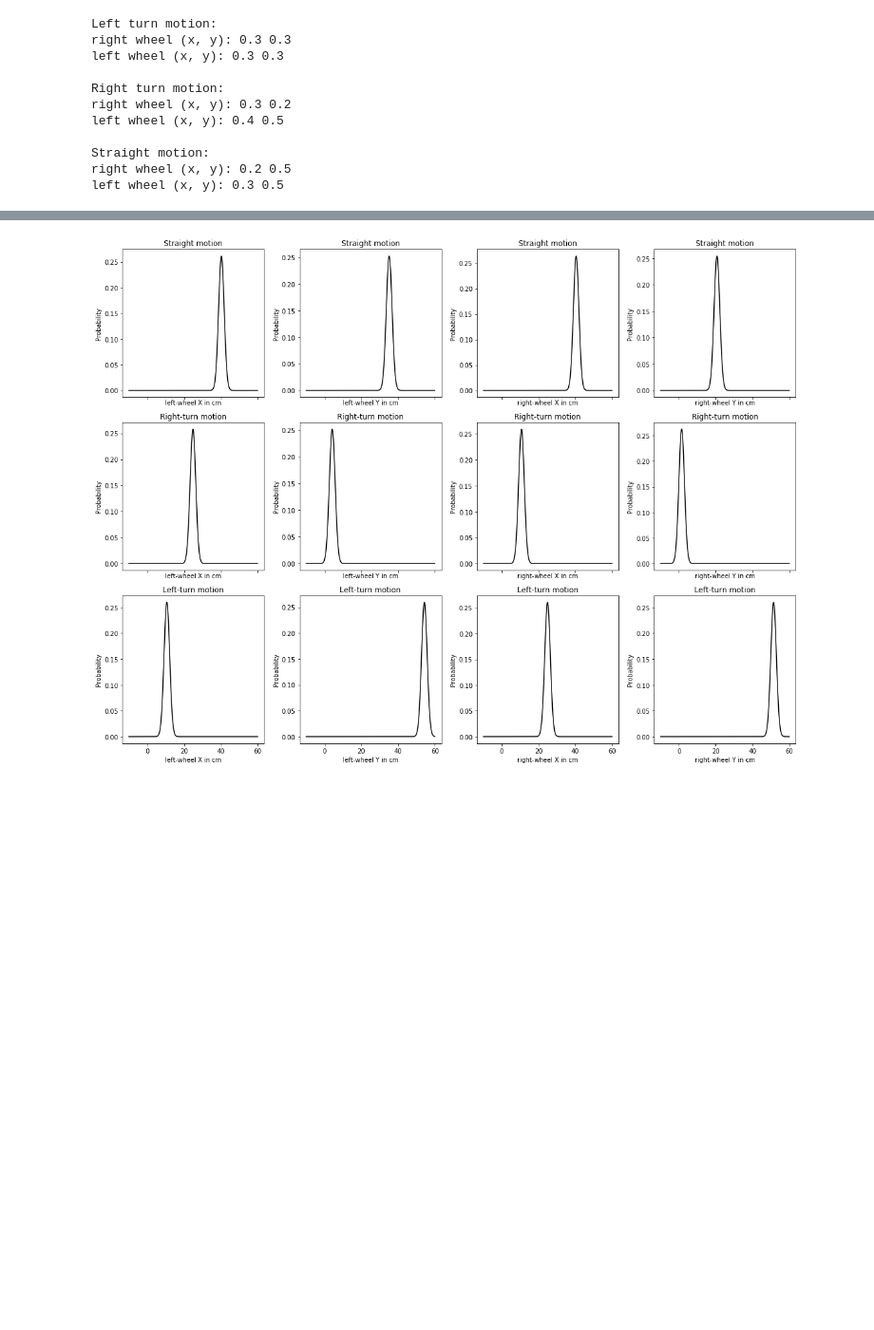
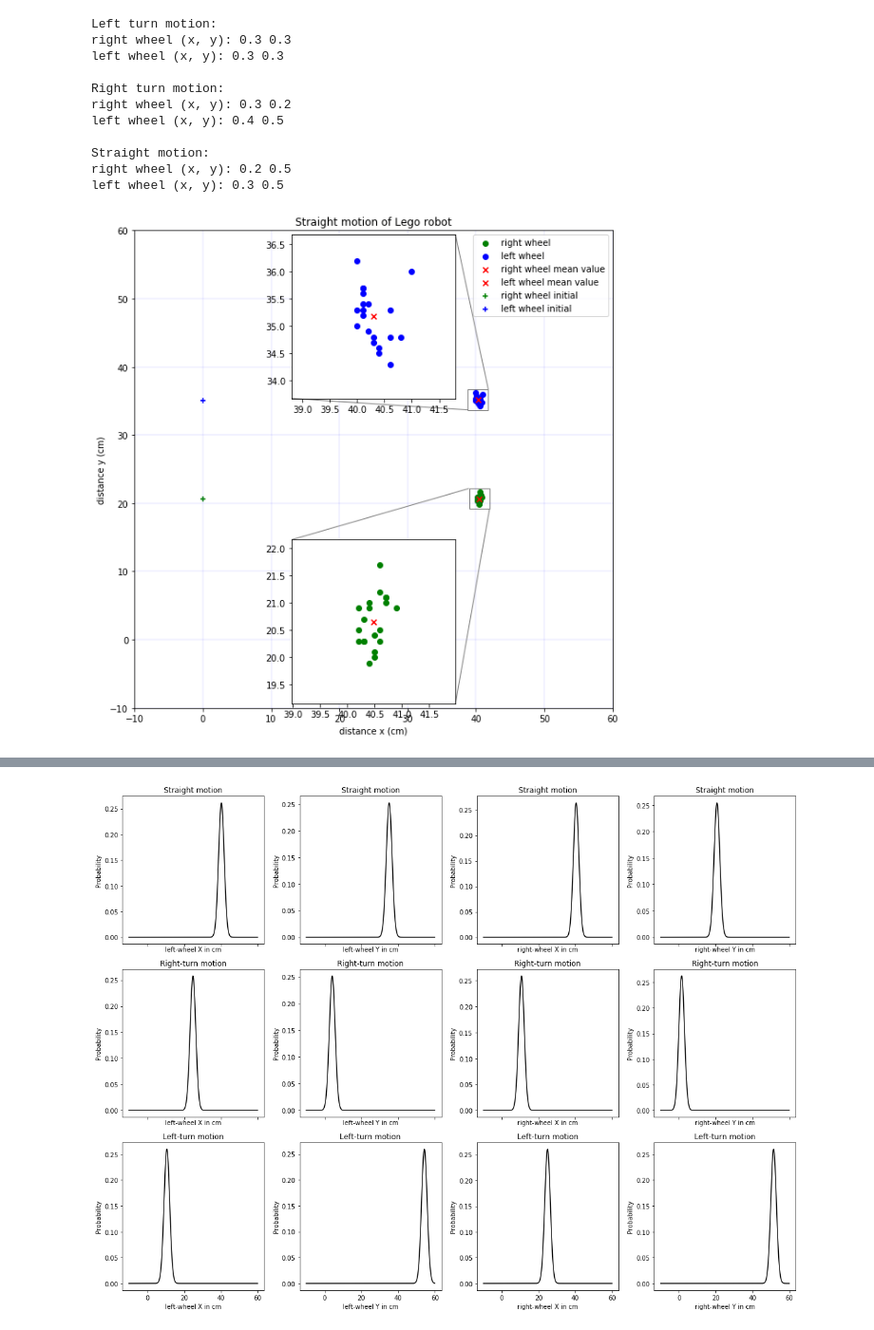
Before and after one commit to pranjaldhole/SEE, a Jupyter notebook: 20180503/SEEHomework_AbhishekPadalkar_MaxMensing_PranjalDhole_20180503.ipynb, the cells around one changed output, grey strips where cells are left out. Shown at 95% size. Saved outputs shown, nothing was run; the diff lists cells and outputs as text; code cells hidden in the pictures; blank space fills up the shorter version.

```diff
--- a/20180503/SEEHomework_AbhishekPadalkar_MaxMensing_PranjalDhole_20180503.ipynb
+++ b/20180503/SEEHomework_AbhishekPadalkar_MaxMensing_PranjalDhole_20180503.ipynb
@@ -326,0 +399,6 @@ left wheel (x, y): 0.3 0.5
+# %%
+plot_data(wheel_Rx_s, wheel_Ry_s, wheel_Lx_s, wheel_Ly_s,
+          wheel_Rx0_s, wheel_Ry0_s, wheel_Lx0_s, wheel_Ly0_s,
+          whichData='Straight')
+# %% [output]
+[figure, added]
```
Also changed, not shown: parts of 4 cells of this notebook, 19 other files.
